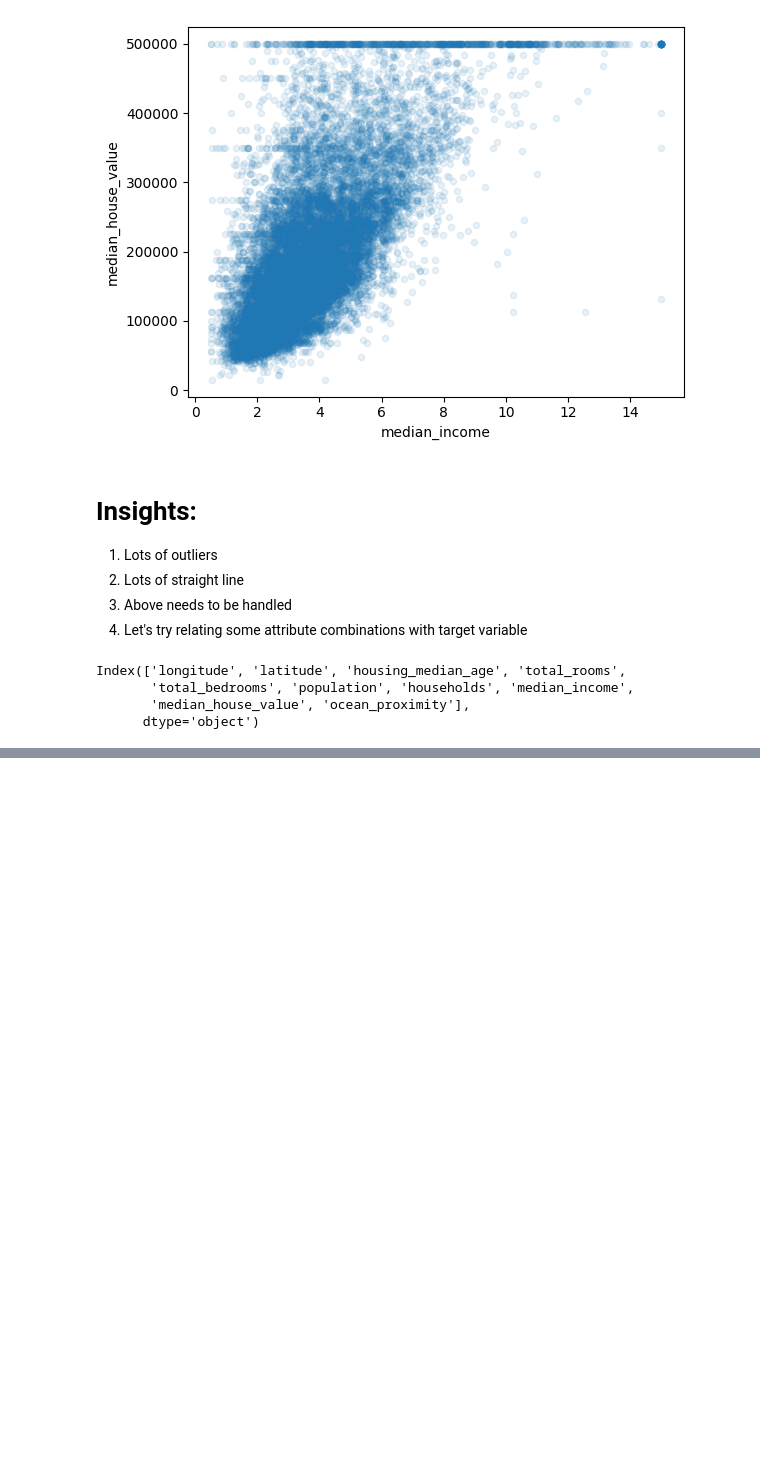
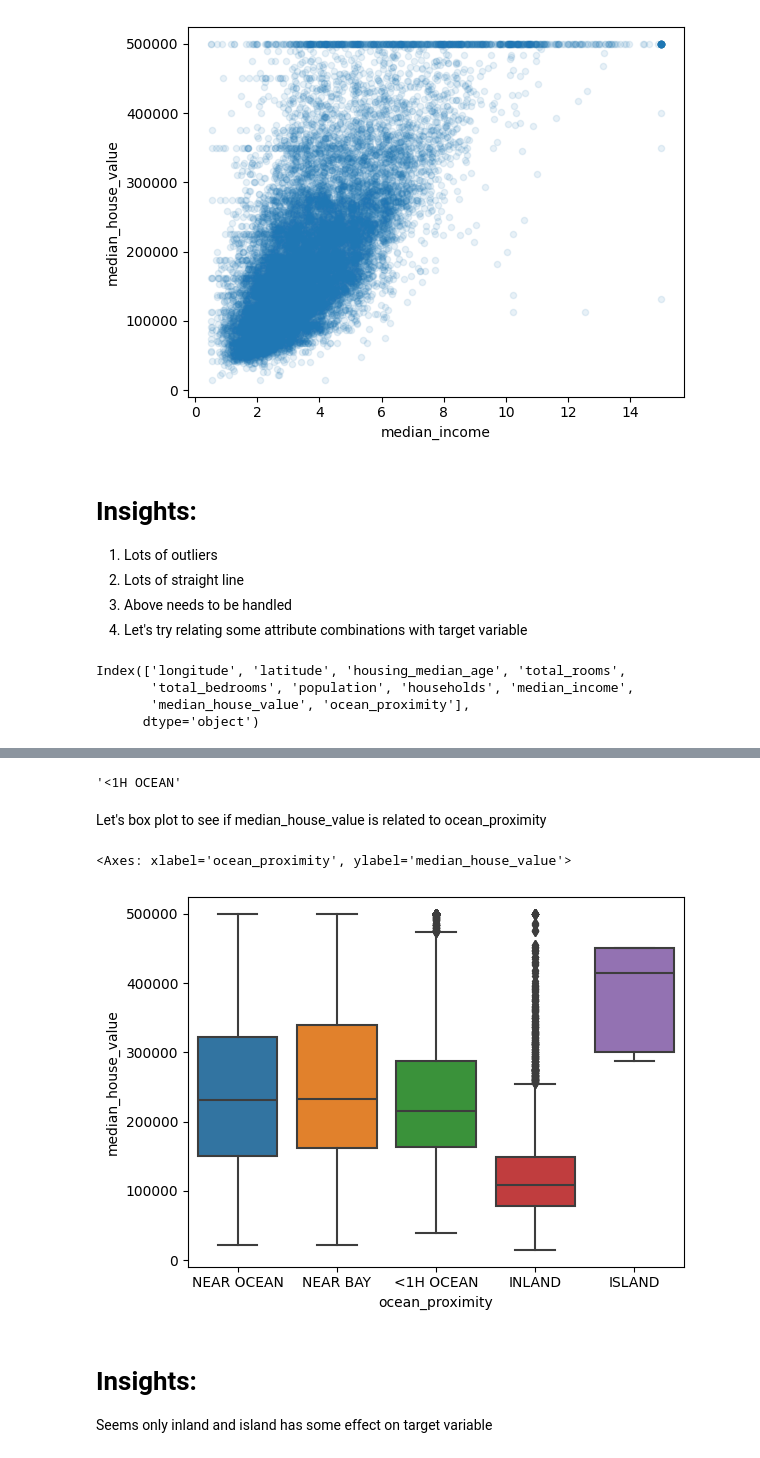
Before and after one commit to Nimish-nks/HousingProject, a Jupyter notebook: notebook/EDA.ipynb, the cells around one changed output, grey strips where cells are left out. Cells and saved outputs as stored; diff of their text form; code cells hidden in the pictures; blank space fills up the shorter version.

```diff
--- a/notebook/EDA.ipynb
+++ b/notebook/EDA.ipynb
@@ -356,0 +449,14 @@ Index(['longitude', 'latitude', 'housing_median_age', 'total_rooms',
+# %%
+df['ocean_proximity'].value_counts().idxmax()
+# %% [output]
+'<1H OCEAN'
+# %% [markdown]
+Let's box plot to see if median_house_value is related to ocean_proximity
+# %%
+sns.boxplot(x='ocean_proximity',y='median_house_value',data=df)
+# %% [output]
+<Axes: xlabel='ocean_proximity', ylabel='median_house_value'>
+[figure, added]
+# %% [markdown]
+# Insights:
+Seems only inland and island has some effect on target variable
```
Also changed, not shown: parts of 13 cells of this notebook.
